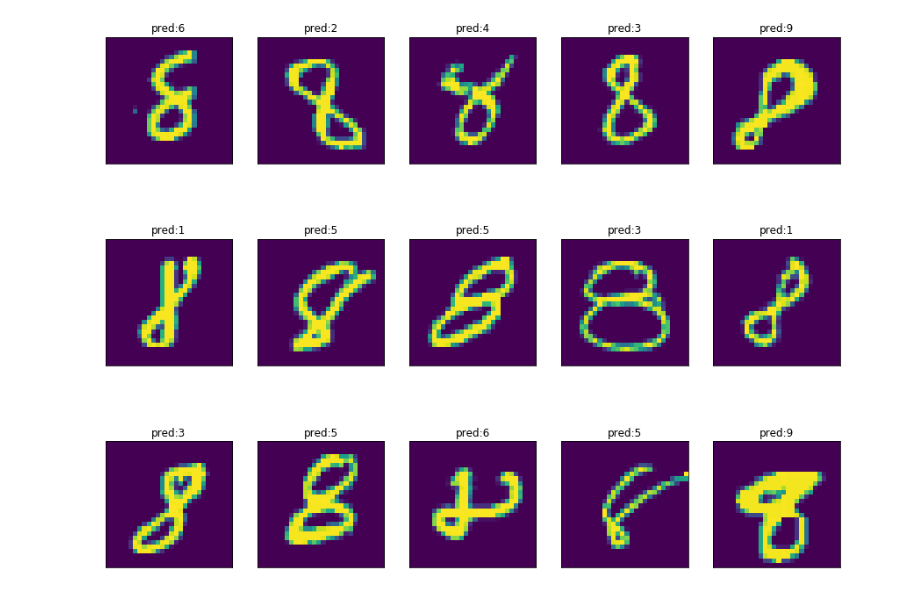
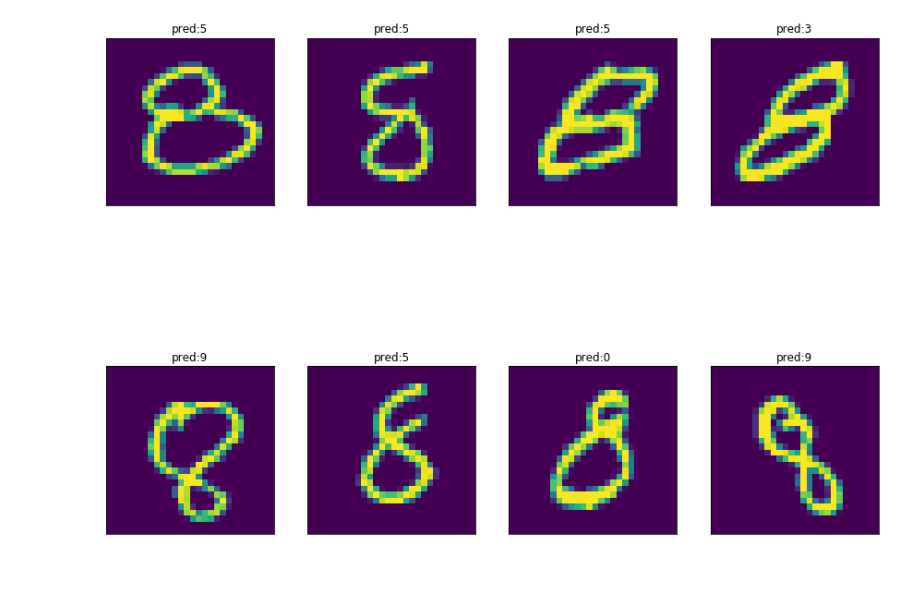
Before and after one commit to iusami/mnist, a Jupyter notebook: model_new.ipynb, the cells around one changed output. Drawn from its saved outputs; the diff is of its cells as text; code cells hidden in the pictures.

```diff
--- a/model_new.ipynb
+++ b/model_new.ipynb
@@ -54,17 +48,13 @@ print(cumsum_explained[i])
 # %%
-CV_flag=True
-X_train_pca = pca.transform(X_train)
-X_test_pca = pca.transform(X_test)
-if CV_flag == True:
-    parameters = [
-                {'svm__C': [1, 10, 100, 1000], 'svm__kernel': ['linear']},
-                {'svm__C': [1, 10, 100, 1000], 'svm__kernel': ['rbf'], 'svm__gamma': [0.001, 0.0001]},
-                {'svm__C': [1, 10, 100, 1000], 'svm__kernel': ['poly'], 'svm__degree': [2, 3, 4], 'svm__gamma': [0.001, 0.0001]},
-                {'svm__C': [1, 10, 100, 1000], 'svm__kernel': ['sigmoid'], 'svm__gamma': [0.001, 0.0001]}]
-    clf = GridSearchCV(pipe_grid, param_grid=parameters,verbose=2,n_jobs=3)
-    clf.fit(X_train_pca,y_train)
-    print("Best cv accuracy:{:.2f}".format(clf.best_score_))
-    print("Test set score: {:.2f}".format(clf.score(X_test_pca,y_test)))
-    print("Best parameters:{}".format(clf.best_params_))
-else:
-    clf = pipe.fit(X_train,y_train)
+def fit_model_CV(X_train,X_test,y_train,y_test,pipe):
+        parameters = [
+                    {'svm__C': [1, 10, 100, 1000], 'svm__kernel': ['linear']},
+                    {'svm__C': [1, 10, 100, 1000], 'svm__kernel': ['rbf'], 'svm__gamma': [0.001, 0.0001]},
+                    {'svm__C': [1, 10, 100, 1000], 'svm__kernel': ['poly'], 'svm__degree': [2, 3, 4], 'svm__gamma': [0.001, 0.0001]},
+                    {'svm__C': [1, 10, 100, 1000], 'svm__kernel': ['sigmoid'], 'svm__gamma': [0.001, 0.0001]}]
+        clf = GridSearchCV(pipe, param_grid=parameters,verbose=2,n_jobs=-1,cv=2)
+        clf.fit(X_train,y_train)
+        print("Best cv accuracy:{:.2f}".format(clf.best_score_))
+        print("Test set score: {:.2f}".format(clf.score(X_test,y_test)))
+        print("Best parameters:{}".format(clf.best_params_))
+        return pipe
@@ -78,6 +61,11 @@ Best parameters:{'svm__C': 1, 'svm__kernel': 'linear'}
+# %%
+fit_model_CV(X_train,X_test,y_train,y_test,pipe_grid)
+# %%
+X_train_l1 = selecter_pipe.fit_transform(X_train,y_train)
+X_test_l1 = selecter_pipe.transform(X_test)
 # %%
-y_pred = clf.predict(X_test_pca)
-print(clf.score(X_test_pca,y_test))
+y_pred = clf.predict(X_test_l1)
+print(clf.score(X_test_l1,y_test))
 print(metrics.classification_report(y_test, y_pred,
                                     target_names=["0","1","2","3","4","5","6","7","8","9"]))
 print(metrics.confusion_matrix(y_test, y_pred, labels=range(10)))
@@ -112,9 +100,9 @@ print(wrong_prediction)
 # %%
 image_shape = [28,28]
-fix, axes = plt.subplots(3,5,figsize=(15,12),
+fix, axes = plt.subplots(2,4,figsize=(15,12),
                         subplot_kw={"xticks":(),"yticks":()})
 for i,ax in zip(wrong_prediction,axes.ravel()):
     ax.imshow(X_test[i[0]].reshape(image_shape))
     ax.set_title("pred:{}".format(i[1]))
 # %% [output]
-[figure, old version]
+[figure, new version]
```
Also changed, not shown: parts of 16 cells of this notebook, 1 other file.
